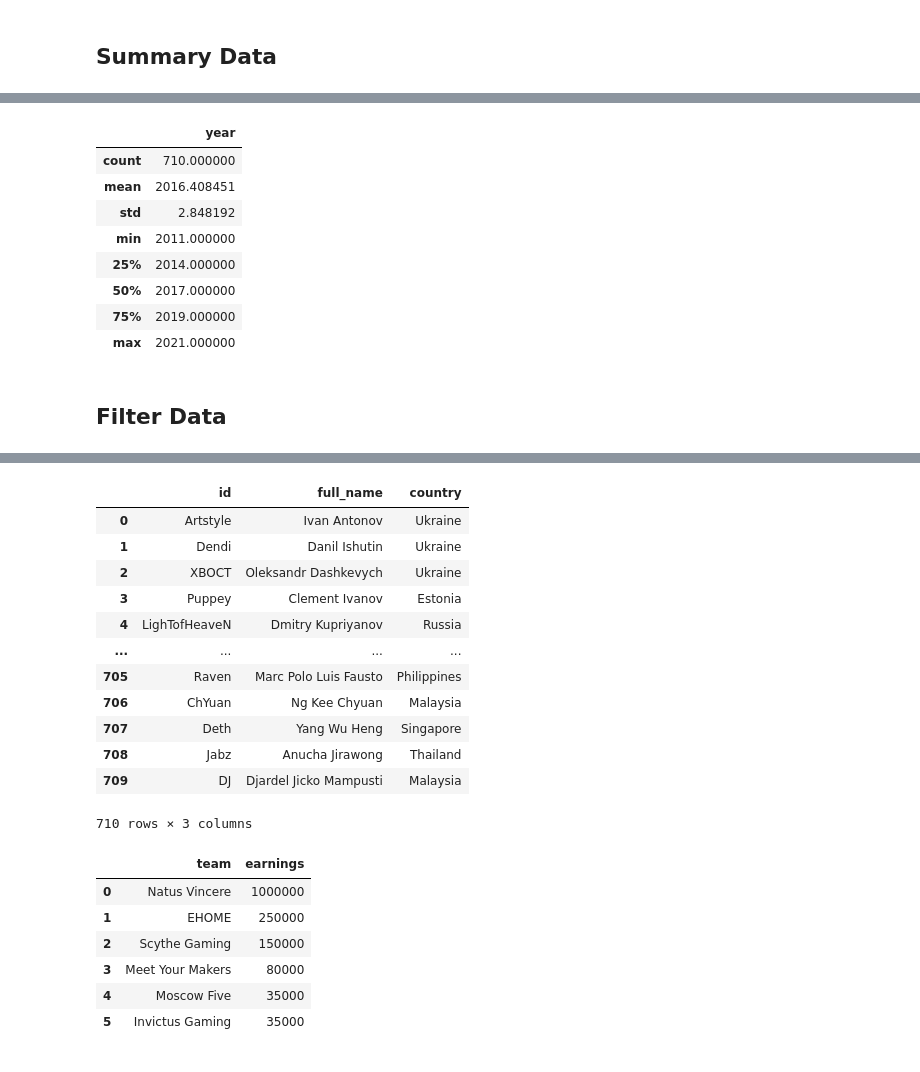
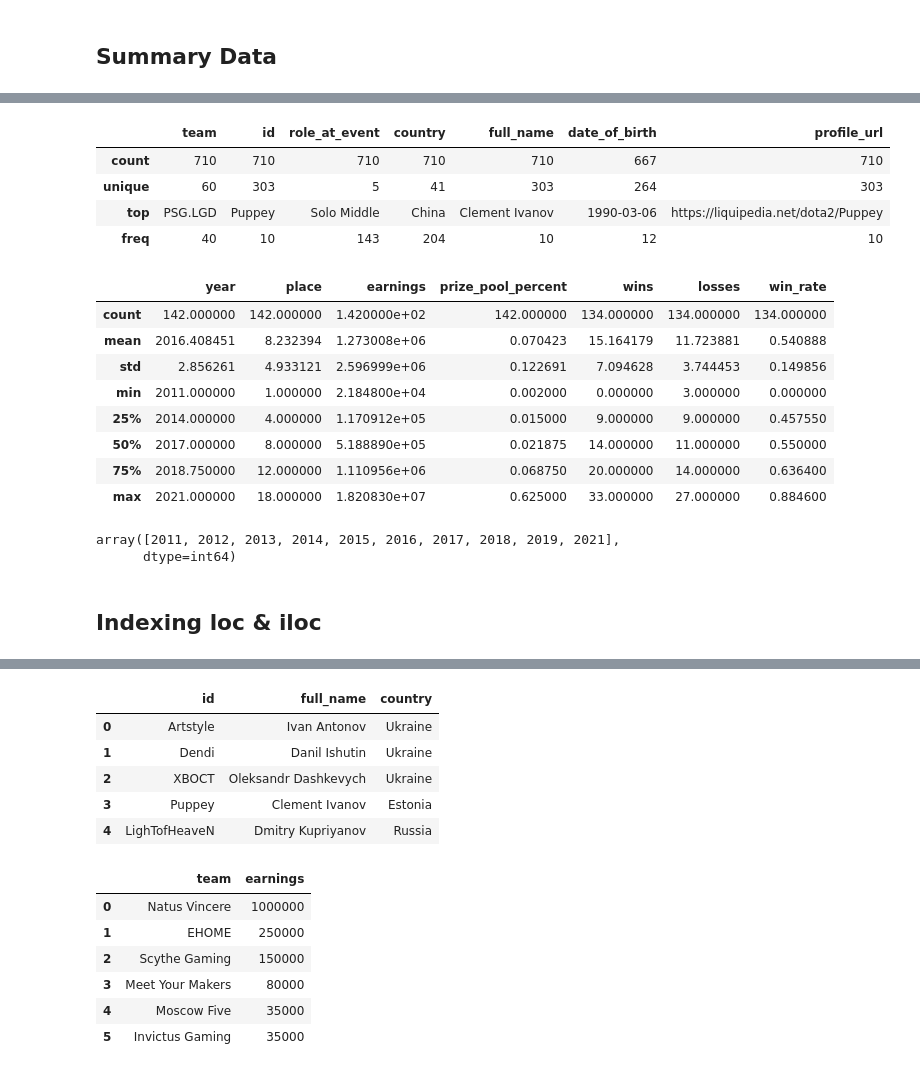
Before and after one commit to royandhika/the_international_trial, a Jupyter notebook: the_internationals.ipynb, the cells around one changed output, grey strips where cells are left out. Drawn from its saved outputs; the diff is of its cells as text; code cells hidden in the pictures.

```diff
--- a/the_internationals.ipynb
+++ b/the_internationals.ipynb
@@ -45,17 +98,30 @@ array([2011, 2012, 2013, 2014, 2015, 2016, 2017, 2018, 2019, 2021],
+# %%
+roster_df.describe(include = 'object')
+# %% [output]
+|  | team | id | role_at_event | country | full_name | date_of_birth | profile_url |
+| count | 710 | 710 | 710 | 710 | 710 | 667 | 710 |
+| unique | 60 | 303 | 5 | 41 | 303 | 264 | 303 |
+| top | PSG.LGD | Puppey | Solo Middle | China | Clement Ivanov | 1990-03-06 | https://liquipedia.net/dota2/Puppey |
+| freq | 40 | 10 | 143 | 204 | 10 | 12 | 10 |
 # %%
-roster_df.describe()
+turnamen_df.describe()
 # %% [output]
-|  | year |
-| count | 710.000000 |
-| mean | 2016.408451 |
-| std | 2.848192 |
-| min | 2011.000000 |
-| 25% | 2014.000000 |
-| 50% | 2017.000000 |
-| 75% | 2019.000000 |
-| max | 2021.000000 |
+|  | year | place | earnings | prize_pool_percent | wins | losses | win_rate |
+| count | 142.000000 | 142.000000 | 1.420000e+02 | 142.000000 | 134.000000 | 134.000000 | 134.000000 |
+| mean | 2016.408451 | 8.232394 | 1.273008e+06 | 0.070423 | 15.164179 | 11.723881 | 0.540888 |
+| std | 2.856261 | 4.933121 | 2.596999e+06 | 0.122691 | 7.094628 | 3.744453 | 0.149856 |
+| min | 2011.000000 | 1.000000 | 2.184800e+04 | 0.002000 | 0.000000 | 3.000000 | 0.000000 |
+| 25% | 2014.000000 | 4.000000 | 1.170912e+05 | 0.015000 | 9.000000 | 9.000000 | 0.457550 |
+| 50% | 2017.000000 | 8.000000 | 5.188890e+05 | 0.021875 | 14.000000 | 11.000000 | 0.550000 |
+| 75% | 2018.750000 | 12.000000 | 1.110956e+06 | 0.068750 | 20.000000 | 14.000000 | 0.636400 |
+| max | 2021.000000 | 18.000000 | 1.820830e+07 | 0.625000 | 33.000000 | 27.000000 | 0.884600 |
-# %% [markdown]
-## Filter Data
+# %%
+turnamen_df.year.unique()
+# %% [output]
+array([2011, 2012, 2013, 2014, 2015, 2016, 2017, 2018, 2019, 2021],
+      dtype=int64)
+# %% [markdown]
+## Indexing loc & iloc
 # %%
 roster_df.iloc[-5:]
 # %% [output]
@@ -66,21 +132,14 @@ roster_df.iloc[-5:]
 | 708 | 2021 | Fnatic | Jabz | Support | Thailand | Anucha Jirawong | 1998-09-22 | https://liquipedia.net/dota2/Jabz |
 | 709 | 2021 | Fnatic | DJ | Hard Support | Malaysia | Djardel Jicko Mampusti | 1994-11-06 | https://liquipedia.net/dota2/DJ |
 # %%
-roster_df.iloc[:, [2, 5, 4]]
+roster_df.iloc[0:5, [2, 5, 4]]
 # %% [output]
 |  | id | full_name | country |
 | 0 | Artstyle | Ivan Antonov | Ukraine |
 | 1 | Dendi | Danil Ishutin | Ukraine |
 | 2 | XBOCT | Oleksandr Dashkevych | Ukraine |
 | 3 | Puppey | Clement Ivanov | Estonia |
 | 4 | LighTofHeaveN | Dmitry Kupriyanov | Russia |
-| ... | ... | ... | ... |
-| 705 | Raven | Marc Polo Luis Fausto | Philippines |
-| 706 | ChYuan | Ng Kee Chyuan | Malaysia |
-| 707 | Deth | Yang Wu Heng | Singapore |
-| 708 | Jabz | Anucha Jirawong | Thailand |
-| 709 | DJ | Djardel Jicko Mampusti | Malaysia |
-710 rows × 3 columns
 # %%
 turnamen_df.loc[:5, ["team", "earnings"]]
 # %% [output]
```
Also changed, not shown: parts of 28 cells of this notebook.
